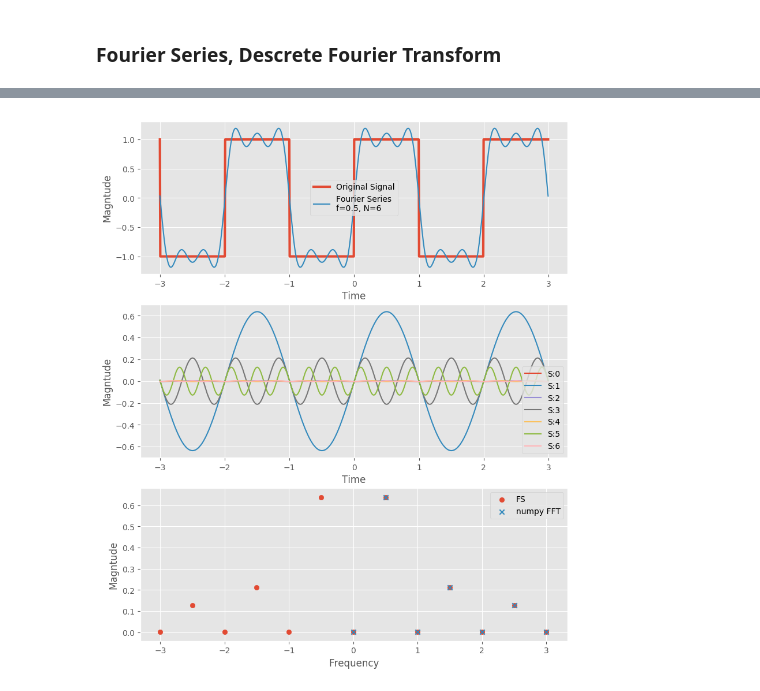
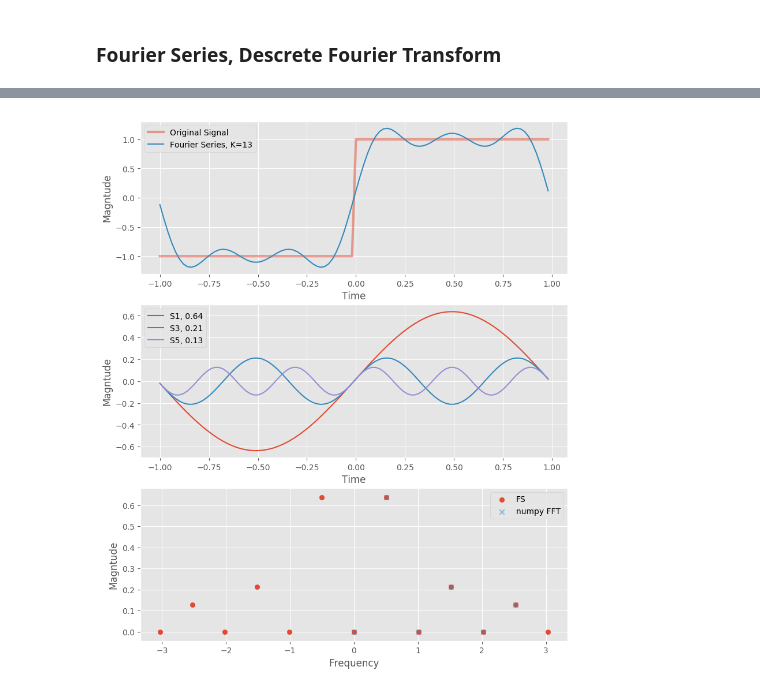
Before and after one commit to huschen/notebooks, a Jupyter notebook: math_review.ipynb, the cells around one changed output, grey strips where cells are left out. Cells and saved outputs as stored; diff of their text form; code cells hidden in the pictures.

```diff
--- a/math_review.ipynb
+++ b/math_review.ipynb
@@ -25,53 +25,55 @@ $C_n =  \frac{1}{N} \sum_{k=0}^{N-1} x(t)*e^{- 2 \pi i nk /N}$
 # %%
-def do_fs(t, x, n_cycles=1, n_harmonic=6):
-    f_sig = n_cycles / (t[-1] - t[0])
-    n_samples = len(t)
-    thr = max(1. / n_samples, 0.0001)
+def do_fs(x, n_series=np.inf):
+    n_samples = len(x)
+    ts = np.arange(0, n_samples) - (n_samples >> 1)
 
-    range_harmo = np.arange(-n_harmonic, n_harmonic + 1)
-    # calculate c_n, using 1 period.
-    # alternative: using n period.
-    n_per_period = int(n_samples / n_cycles)
-    c_n = np.inner(x[0:n_per_period],
-                   np.exp(t[0: n_per_period] * -1j * 2 * np.pi * f_sig *
-                          range_harmo[:, None])) / n_per_period
-    c_mag = abs(c_n)
+    n_series = min(n_samples, n_series)
+    ks = np.arange(0, n_series) - (n_series >> 1)
 
-    ys = c_n[:, None] * np.exp(1j * t * 2 * np.pi * f_sig *
-                               range_harmo[:, None])
+    c_k = np.inner(x, np.exp(-1j * 2 * np.pi * ts * ks[:, None] /
+                             n_samples)) / n_samples
+    ys = c_k[:, None] * np.exp(1j * 2 * np.pi * ts * ks[:, None] / n_samples)
+
+    return c_k, ks, ys
+
+
+def plot_fs(t, x, c_k, ks, ys, n_show=12, thr_show=0.01):
+    n_series = len(c_k)
+    c_mag = abs(c_k)
     y = ys.sum(axis=0)
 
+
     _, ax = plt.subplots(3, 1, figsize=(8, 10))
-    ax[0].plot(t, x, label='Original Signal', linewidth=3)
-    ax[0].plot(t, y.real, label='Fourier Series\nf=%.1f, N=%d' %
-               (f_sig, n_harmonic))
+    ax[0].plot(t, x, label='Original Signal', linewidth=3, alpha=0.5)
+    ax[0].plot(t, y.real, label='Fourier Series, K=%d' % n_series)
     ax[0].legend()
     ax[0].set_xlabel('Time')
     ax[0].set_ylabel('Magntude')
 
-    for i in range(len(ys) >> 1, len(ys)):
-        if c_mag[i] > thr:
-            # presum x is a real function
-            ax[1].plot(t, ys[i].real, label='S:%d' % range_harmo[i])
+    for i in range(n_series >> 1, min(n_series, (n_series >> 1) + n_show)):
+        if c_mag[i] >= thr_show:
+            ax[1].plot(t, ys[i].real, label='S%d, %.2f' % (ks[i], c_mag[i]))
             ax[1].legend()
             ax[1].set_xlabel('Time')
             ax[1].set_ylabel('Magntude')
 
-    ax[2].scatter(range_harmo * f_sig, c_mag, label='FS')
+
+    f_sig = 1 / (t[-1] - t[0])
+    ax[2].scatter(ks * f_sig, c_mag, label='FS')
     npf = np.fft.fft(x)
-    ax[2].scatter(np.arange(0, n_harmonic + 1) * f_sig,
-                  abs(npf[0:(n_harmonic + 1) * n_cycles:n_cycles]) / n_samples,
-                  marker='x', label='numpy FFT')
+    ax[2].scatter(np.arange(0, n_series >> 1) * f_sig,
+                  abs(npf[0: n_series >> 1]) / len(x),
+                  marker='x', alpha=0.5, label='numpy FFT')
     ax[2].legend()
     ax[2].set_xlabel('Frequency')
     ax[2].set_ylabel('Magntude')
 
+n_cycles = 1
+n_samples = 100
+t = np.linspace(-1, 1, n_samples, endpoint=False)
+x = signal.square(t * np.pi * n_cycles)
 
-t = np.linspace(-3, 3, 1000, endpoint=False)
-n_cycles = 3
-f_sig = n_cycles / (t[-1] - t[0])
-x = signal.square(t * 2 * np.pi * f_sig)
-
-do_fs(t, x, n_cycles=3)
+c_k, ks, ys = do_fs(x, n_series=13)
+plot_fs(t, x, c_k, ks, ys)
 # %% [output]
-[figure, old version]
+[figure, new version]
```
Also changed, not shown: parts of 3 cells of this notebook.
